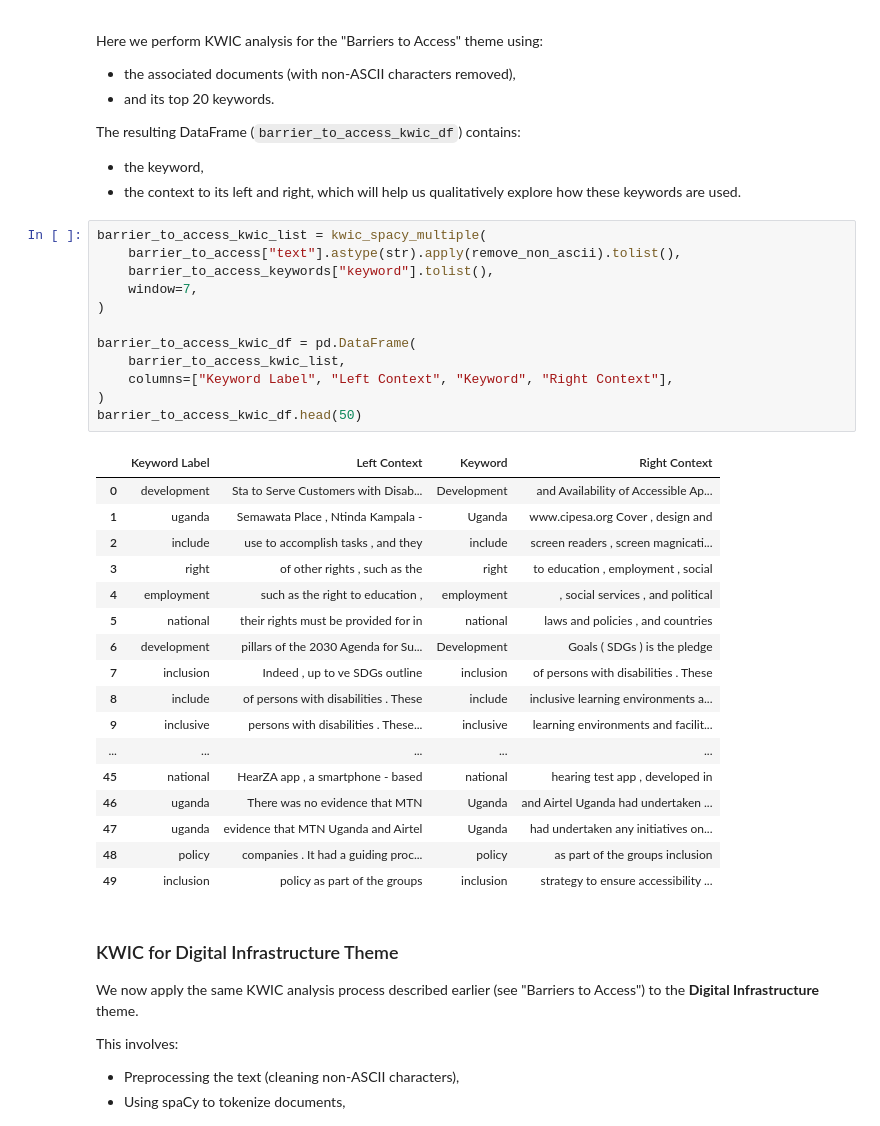
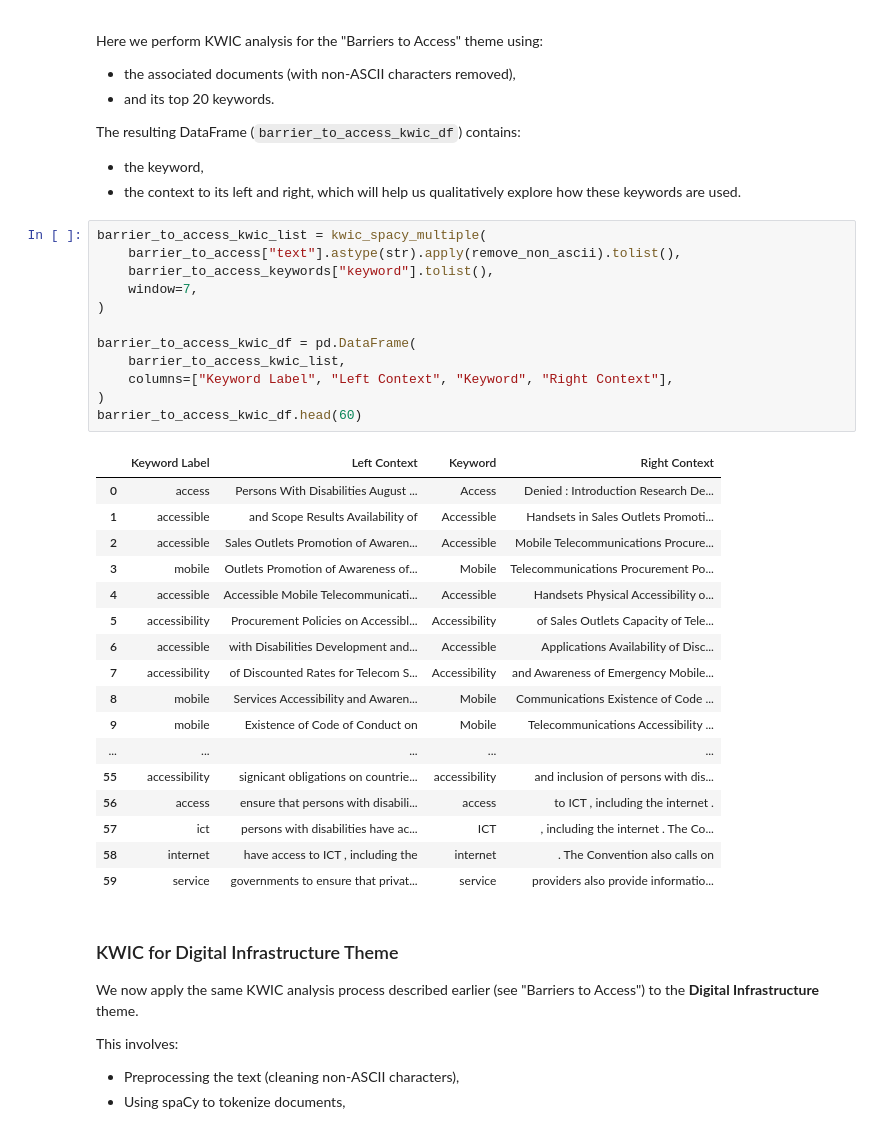
Before and after one commit to MIT-Emerging-Talent/ET6-CDSP-group-24-repo, a Jupyter notebook: 4_data_analysis/keywords_in_context_analysis.ipynb, the cells around one changed output. Drawn from its saved outputs; the diff is of its cells as text.

Commit message:
update kwic notebook results with updated top keywords data

```diff
--- a/4_data_analysis/keywords_in_context_analysis.ipynb
+++ b/4_data_analysis/keywords_in_context_analysis.ipynb
@@ -229,33 +248,33 @@ which will help us qualitatively explore how these keywords are used.
 # %%
 barrier_to_access_kwic_list = kwic_spacy_multiple(
     barrier_to_access["text"].astype(str).apply(remove_non_ascii).tolist(),
     barrier_to_access_keywords["keyword"].tolist(),
     window=7,
 )
 
 barrier_to_access_kwic_df = pd.DataFrame(
     barrier_to_access_kwic_list,
     columns=["Keyword Label", "Left Context", "Keyword", "Right Context"],
 )
-barrier_to_access_kwic_df.head(50)
+barrier_to_access_kwic_df.head(60)
 # %% [output]
 |  | Keyword Label | Left Context | Keyword | Right Context |
-| 0 | development | Sta to Serve Customers with Disab... | Development | and Availability of Accessible Ap... |
-| 1 | uganda | Semawata Place , Ntinda Kampala - | Uganda | www.cipesa.org Cover , design and |
-| 2 | include | use to accomplish tasks , and they | include | screen readers , screen magnicati... |
-| 3 | right | of other rights , such as the | right | to education , employment , social |
-| 4 | employment | such as the right to education , | employment | , social services , and political |
-| 5 | national | their rights must be provided for in | national | laws and policies , and countries |
-| 6 | development | pillars of the 2030 Agenda for Su... | Development | Goals ( SDGs ) is the pledge |
-| 7 | inclusion | Indeed , up to ve SDGs outline | inclusion | of persons with disabilities . These |
-| 8 | include | of persons with disabilities . These | include | inclusive learning environments a... |
-| 9 | inclusive | persons with disabilities . These... | inclusive | learning environments and facilit... |
+| 0 | access | Persons With Disabilities August ... | Access | Denied : Introduction Research De... |
+| 1 | accessible | and Scope Results Availability of | Accessible | Handsets in Sales Outlets Promoti... |
+| 2 | accessible | Sales Outlets Promotion of Awaren... | Accessible | Mobile Telecommunications Procure... |
+| 3 | mobile | Outlets Promotion of Awareness of... | Mobile | Telecommunications Procurement Po... |
+| 4 | accessible | Accessible Mobile Telecommunicati... | Accessible | Handsets Physical Accessibility o... |
+| 5 | accessibility | Procurement Policies on Accessibl... | Accessibility | of Sales Outlets Capacity of Tele... |
+| 6 | accessible | with Disabilities Development and... | Accessible | Applications Availability of Disc... |
+| 7 | accessibility | of Discounted Rates for Telecom S... | Accessibility | and Awareness of Emergency Mobile... |
+| 8 | mobile | Services Accessibility and Awaren... | Mobile | Communications Existence of Code ... |
+| 9 | mobile | Existence of Code of Conduct on | Mobile | Telecommunications Accessibility ... |
 | ... | ... | ... | ... | ... |
-| 45 | national | HearZA app , a smartphone - based | national | hearing test app , developed in |
-| 46 | uganda | There was no evidence that MTN | Uganda | and Airtel Uganda had undertaken ... |
-| 47 | uganda | evidence that MTN Uganda and Airtel | Uganda | had undertaken any initiatives on... |
-| 48 | policy | companies . It had a guiding proc... | policy | as part of the groups inclusion |
-| 49 | inclusion | policy as part of the groups | inclusion | strategy to ensure accessibility ... |
+| 55 | accessibility | signicant obligations on countrie... | accessibility | and inclusion of persons with dis... |
+| 56 | access | ensure that persons with disabili... | access | to ICT , including the internet . |
+| 57 | ict | persons with disabilities have ac... | ICT | , including the internet . The Co... |
+| 58 | internet | have access to ICT , including the | internet | . The Convention also calls on |
+| 59 | service | governments to ensure that privat... | service | providers also provide informatio... |
 # %% [markdown]
 ### KWIC for Digital Infrastructure Theme
 
```
Also changed, not shown: parts of 4 cells of this notebook.
